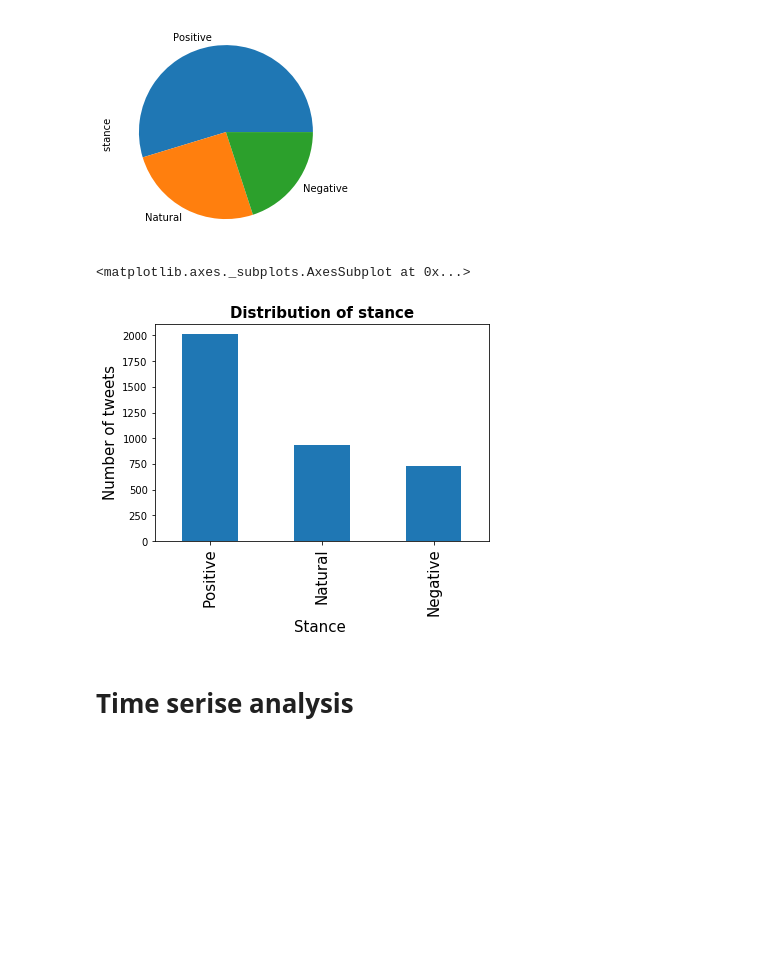
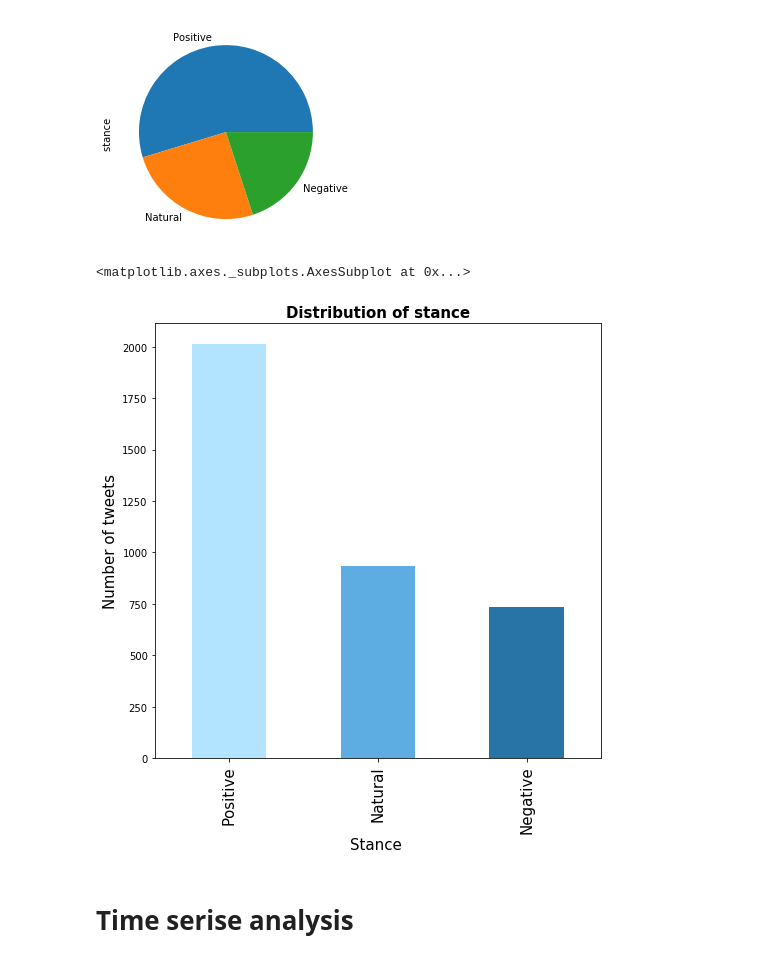
Before and after one commit to sarahalmunif/CloudProject, a Jupyter notebook: aramco (3).ipynb, the cells around one changed output. Drawn from its saved outputs; the diff is of its cells as text; code cells hidden in the pictures; blank space fills up the shorter version.

```diff
--- a/aramco (3).ipynb
+++ b/aramco (3).ipynb
@@ -269,19 +270,19 @@ tweets_by_stance.plot(kind='pie')
 # %%
 # visualize the results in a better way!
 
 fig, ax = plt.subplots()
 
 ax.tick_params(axis='x', labelsize=15)
 ax.tick_params(axis='y', labelsize=10)
 
 ax.set_xlabel('Stance ', fontsize=15)
 ax.set_ylabel('Number of tweets' , fontsize=15)
 ax.set_title('Distribution of stance', fontsize=15, fontweight='bold')
-
-tweets_by_stance.plot(ax=ax, kind='bar')
+BAR= ['#b3e4ff','#5DADE2','#2874A6']
+tweets_by_stance.plot(ax=ax, kind='bar',figsize=(8, 8),color=BAR)
 # %% [output]
 <matplotlib.axes._subplots.AxesSubplot at 0x...>
-[figure, old version]
+[figure, new version]
 # %% [markdown]
 # Time serise analysis
 # %%
```
Also changed, not shown: parts of 26 cells of this notebook, 1 other file.
